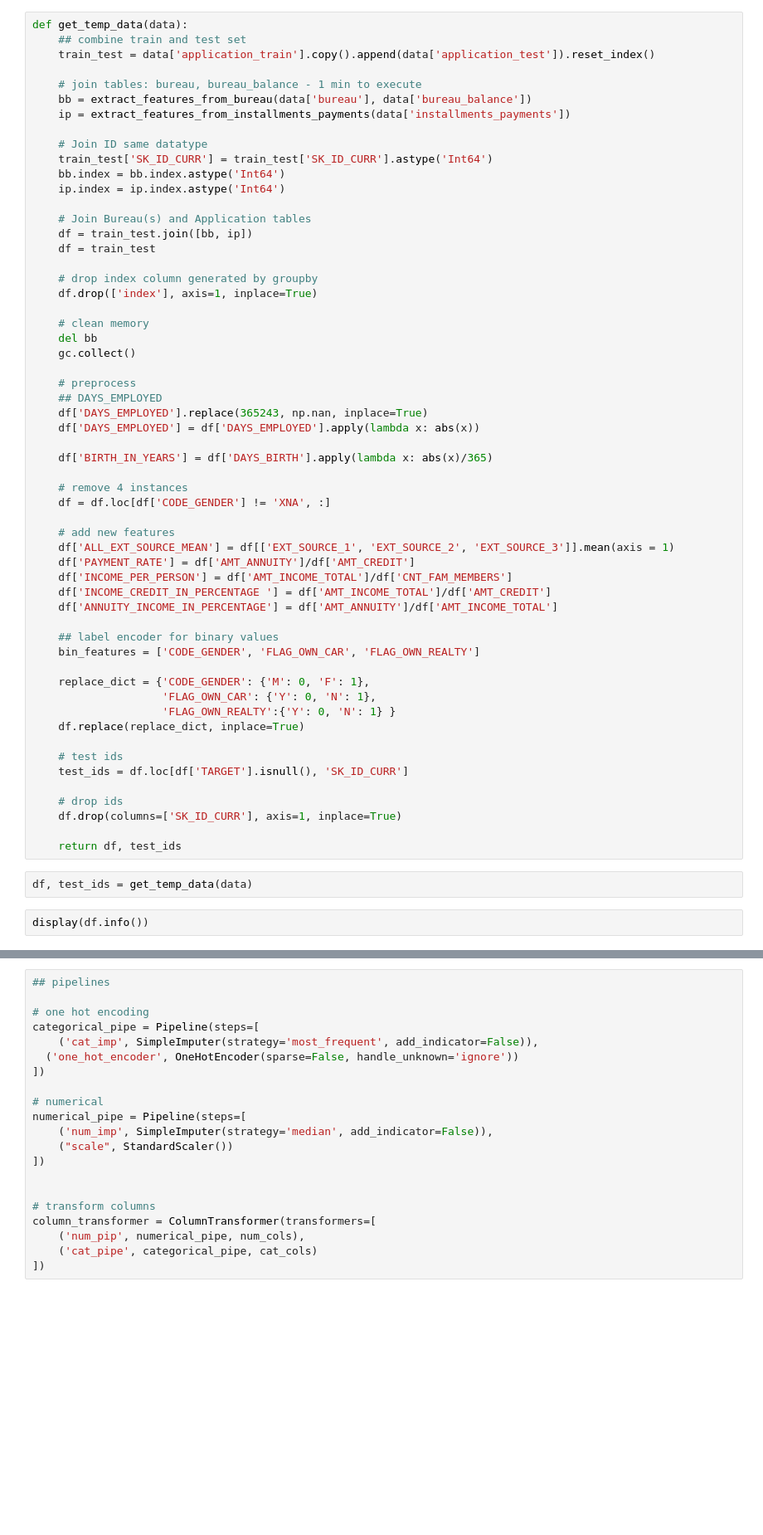
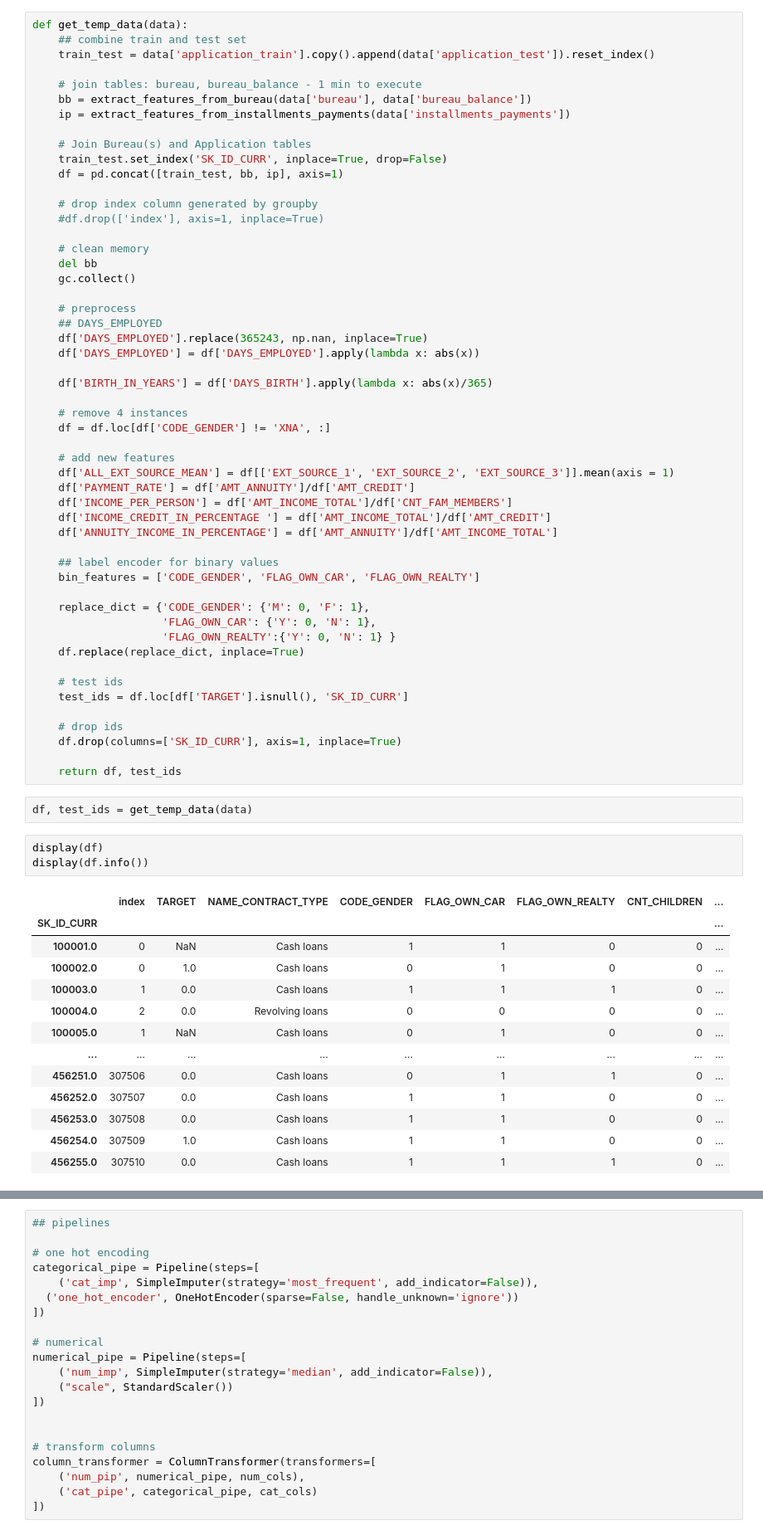
Before and after one commit to DSEI21000-S21/project-home-credit, a Jupyter notebook: experiments/amauris/Model.ipynb, the cells around one changed output, grey strips where cells are left out. Shown at 83% size. Cells and saved outputs as stored; diff of their text form; blank space fills up the shorter version.

```diff
--- a/experiments/amauris/Model.ipynb
+++ b/experiments/amauris/Model.ipynb
@@ -38,17 +38,12 @@ def get_temp_data(data):
     bb = extract_features_from_bureau(data['bureau'], data['bureau_balance'])
     ip = extract_features_from_installments_payments(data['installments_payments'])
 
-    # Join ID same datatype
-    train_test['SK_ID_CURR'] = train_test['SK_ID_CURR'].astype('Int64')
-    bb.index = bb.index.astype('Int64')
-    ip.index = ip.index.astype('Int64')
-
     # Join Bureau(s) and Application tables
-    df = train_test.join([bb, ip])
-    df = train_test
+    train_test.set_index('SK_ID_CURR', inplace=True, drop=False)
+    df = pd.concat([train_test, bb, ip], axis=1)
 
     # drop index column generated by groupby
-    df.drop(['index'], axis=1, inplace=True)
+    #df.drop(['index'], axis=1, inplace=True)
 
     # clean memory
     del bb
@@ -89,4 +84,19 @@ def get_temp_data(data):
 # %%
 df, test_ids = get_temp_data(data)
 # %%
+display(df)
 display(df.info())
+# %% [output]
+|  | index | TARGET | NAME_CONTRACT_TYPE | CODE_GENDER | FLAG_OWN_CAR | FLAG_OWN_REALTY | CNT_CHILDREN | ... |
+| SK_ID_CURR |  |  |  |  |  |  |  | ... |
+| 100001.0 | 0 | NaN | Cash loans | 1 | 1 | 0 | 0 | ... |
+| 100002.0 | 0 | 1.0 | Cash loans | 0 | 1 | 0 | 0 | ... |
+| 100003.0 | 1 | 0.0 | Cash loans | 1 | 1 | 1 | 0 | ... |
+| 100004.0 | 2 | 0.0 | Revolving loans | 0 | 0 | 0 | 0 | ... |
+| 100005.0 | 1 | NaN | Cash loans | 0 | 1 | 0 | 0 | ... |
+| ... | ... | ... | ... | ... | ... | ... | ... | ... |
+| 456251.0 | 307506 | 0.0 | Cash loans | 0 | 1 | 1 | 0 | ... |
+| 456252.0 | 307507 | 0.0 | Cash loans | 1 | 1 | 0 | 0 | ... |
+| 456253.0 | 307508 | 0.0 | Cash loans | 1 | 1 | 0 | 0 | ... |
+| 456254.0 | 307509 | 1.0 | Cash loans | 1 | 1 | 0 | 0 | ... |
+| 456255.0 | 307510 | 0.0 | Cash loans | 1 | 1 | 1 | 0 | ... |
```
Also changed, not shown: parts of 8 cells of this notebook.
